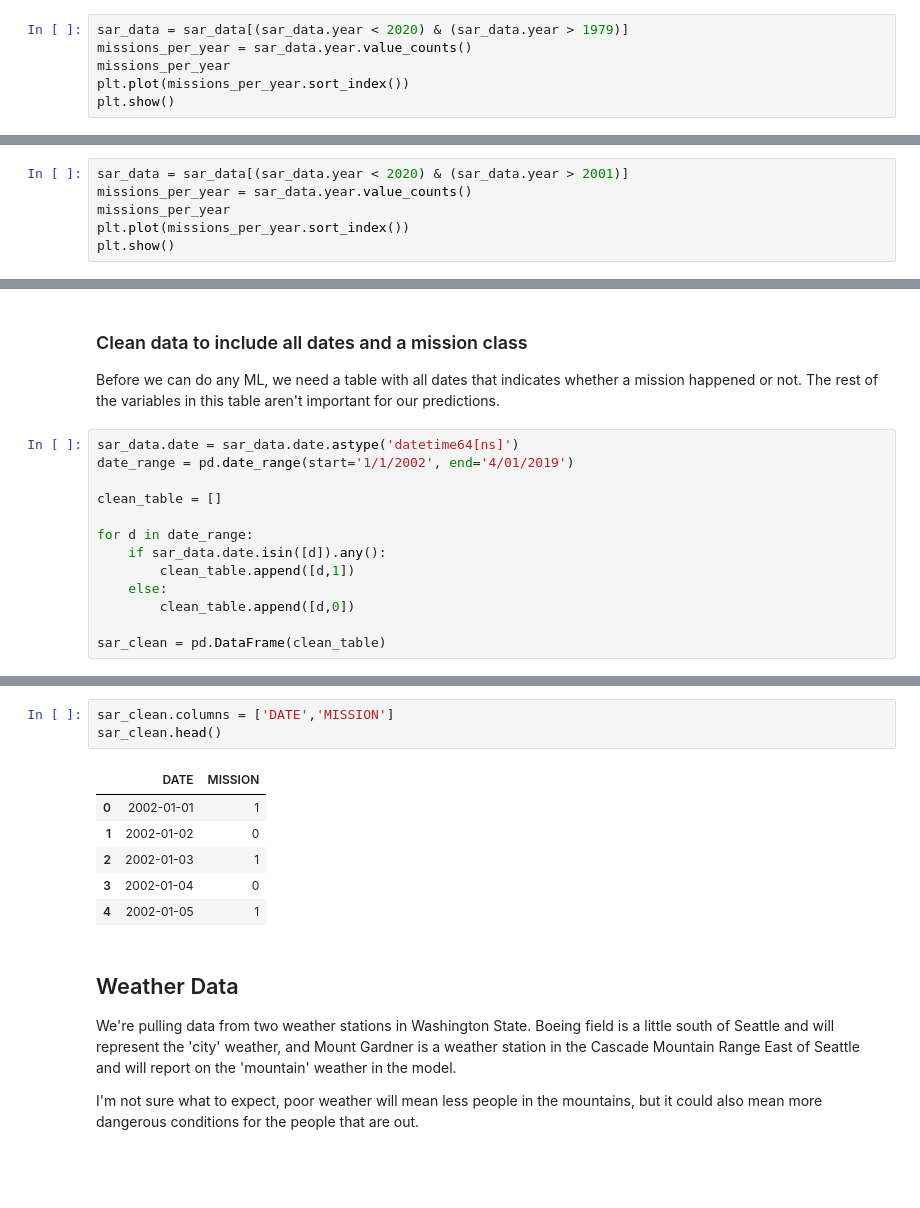
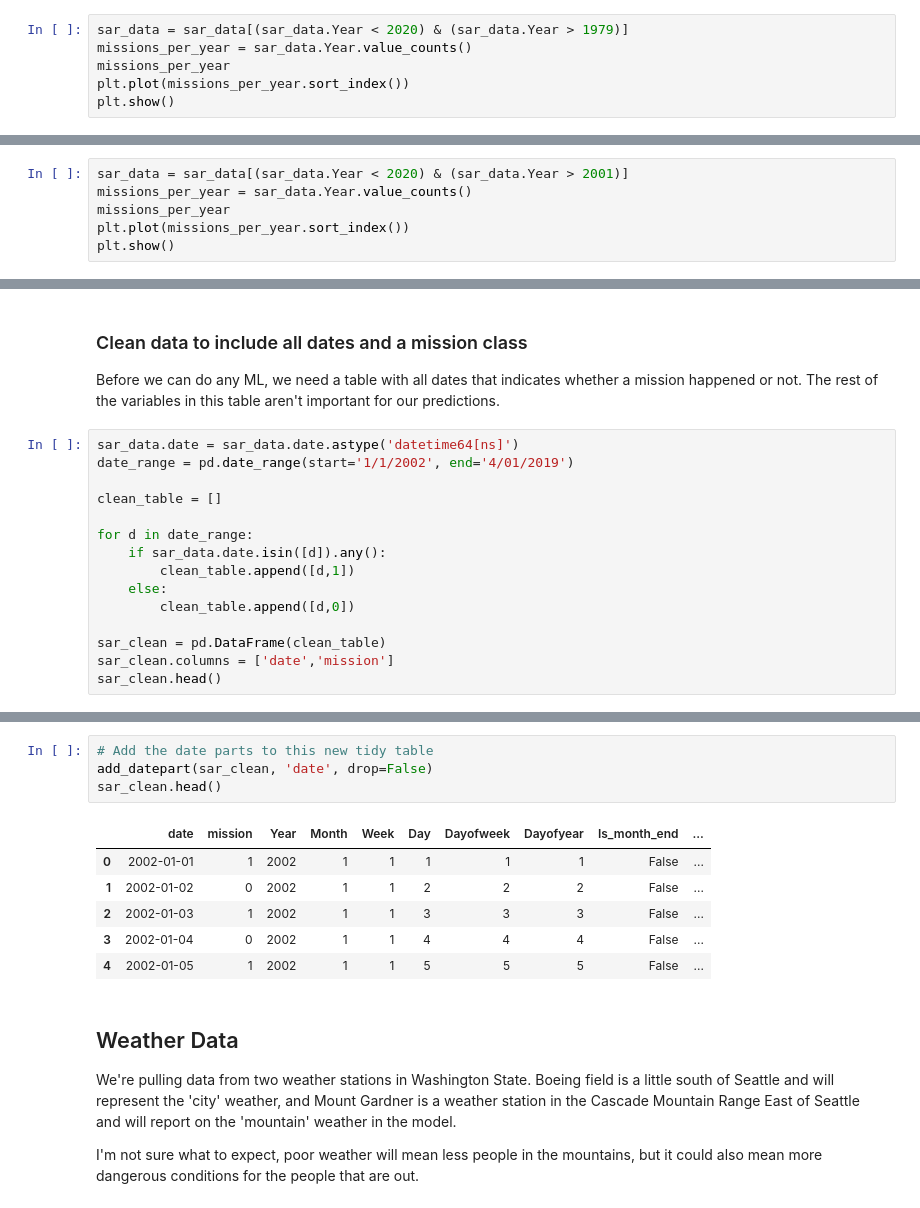
Before and after one commit to afederation/RescueForcast, a Jupyter notebook: DataExploration.ipynb, the cells around one changed output, grey strips where cells are left out. Drawn from its saved outputs; the diff is of its cells as text; blank space fills up the shorter version.

```diff
--- a/DataExploration.ipynb
+++ b/DataExploration.ipynb
@@ -83,8 +90,8 @@ plt.show()
 # %% [markdown]
 Clearly some weirdness happening here, lets cut the data to remove anything from before 1980 and in the future.
 # %%
-sar_data = sar_data[(sar_data.year < 2020) & (sar_data.year > 1979)]
-missions_per_year = sar_data.year.value_counts()
+sar_data = sar_data[(sar_data.Year < 2020) & (sar_data.Year > 1979)]
+missions_per_year = sar_data.Year.value_counts()
 missions_per_year
 plt.plot(missions_per_year.sort_index())
 plt.show()
@@ -93,8 +100,8 @@ plt.show()
 # %% [markdown]
 It seems to me that the data prior to 2001 is incomplete in some instances and likely follows a different model than the years proir to 2001. Let's focus this analysis on the missions after the spike. For example, in 1991 there are only missions in months 1-4, even though we know the most popular months are the summer months. This is seen in several other years as well.
 # %%
-sar_data = sar_data[(sar_data.year < 2020) & (sar_data.year > 2001)]
-missions_per_year = sar_data.year.value_counts()
+sar_data = sar_data[(sar_data.Year < 2020) & (sar_data.Year > 2001)]
+missions_per_year = sar_data.Year.value_counts()
 missions_per_year
 plt.plot(missions_per_year.sort_index())
 plt.show()
@@ -128,4 +135,6 @@ for d in date_range:
         clean_table.append([d,0])
 
 sar_clean = pd.DataFrame(clean_table)
+sar_clean.columns = ['date','mission']
+sar_clean.head()
 # %% [output]
@@ -133,13 +147,14 @@ pandas.core.frame.DataFrame
-# %%
-sar_clean.columns = ['DATE','MISSION']
-sar_clean.head()
-# %% [output]
-|  | DATE | MISSION |
-| 0 | 2002-01-01 | 1 |
-| 1 | 2002-01-02 | 0 |
-| 2 | 2002-01-03 | 1 |
-| 3 | 2002-01-04 | 0 |
-| 4 | 2002-01-05 | 1 |
+# %%
+# Add the date parts to this new tidy table
+add_datepart(sar_clean, 'date', drop=False)
+sar_clean.head()
+# %% [output]
+|  | date | mission | Year | Month | Week | Day | Dayofweek | Dayofyear | Is_month_end | ... |
+| 0 | 2002-01-01 | 1 | 2002 | 1 | 1 | 1 | 1 | 1 | False | ... |
+| 1 | 2002-01-02 | 0 | 2002 | 1 | 1 | 2 | 2 | 2 | False | ... |
+| 2 | 2002-01-03 | 1 | 2002 | 1 | 1 | 3 | 3 | 3 | False | ... |
+| 3 | 2002-01-04 | 0 | 2002 | 1 | 1 | 4 | 4 | 4 | False | ... |
+| 4 | 2002-01-05 | 1 | 2002 | 1 | 1 | 5 | 5 | 5 | False | ... |
 # %% [markdown]
 ## Weather Data
 
```
Also changed, not shown: parts of 14 cells of this notebook, 5 other files.
